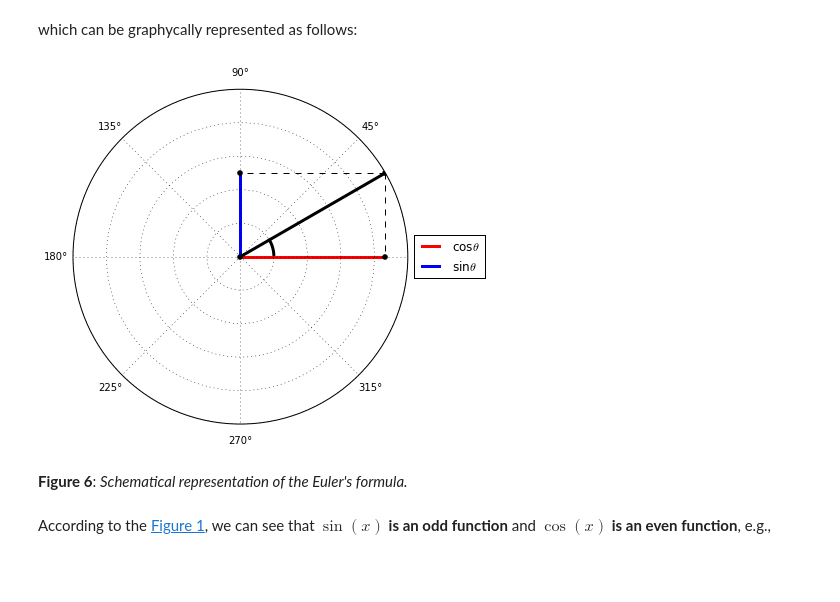
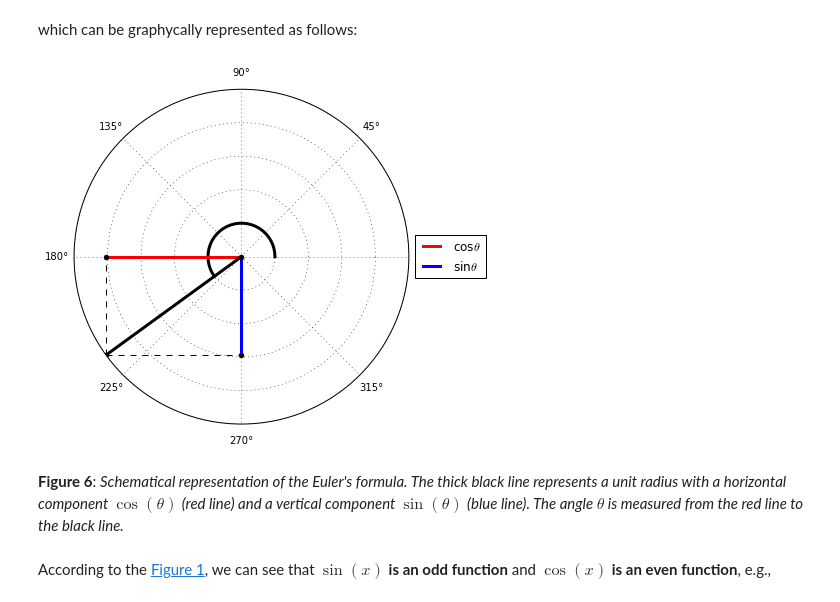
Before and after one commit to birocoles/Disciplina-metodos-computacionais, a Jupyter notebook: Content/fourier_1D_intro2.ipynb, the cells around one changed output. Saved outputs shown, nothing was run; the diff lists cells and outputs as text; code cells hidden in the pictures; blank space fills up the shorter version.

Commit message:
graphycal representation of euler's formula

```diff
--- a/Content/fourier_1D_intro2.ipynb
+++ b/Content/fourier_1D_intro2.ipynb
@@ -33,11 +33,11 @@ $$
 # %% [markdown]
 which can be graphycally represented as follows:
 # %%
-mfun.euler_formula(np.pi/6.)
+mfun.euler_formula(1.2*np.pi)
 # %% [output]
-[figure, old version]
+[figure, new version]
-# %% [markdown]
-**<a id='fig6'>Figure 6</a>**: *Schematical representation of the Euler's formula.*
+# %% [markdown]
+**<a id='fig6'>Figure 6</a>**: *Schematical representation of the Euler's formula. The thick black line represents a unit radius with a horizontal component $\cos \left( \theta \right)$ (red line) and a vertical component $\sin \left( \theta \right)$ (blue line). The angle $\theta$ is measured from the red line to the black line.*
 # %%
 PAREI AQUI
 # %% [markdown]
```
Also changed, not shown: 1 other file.
